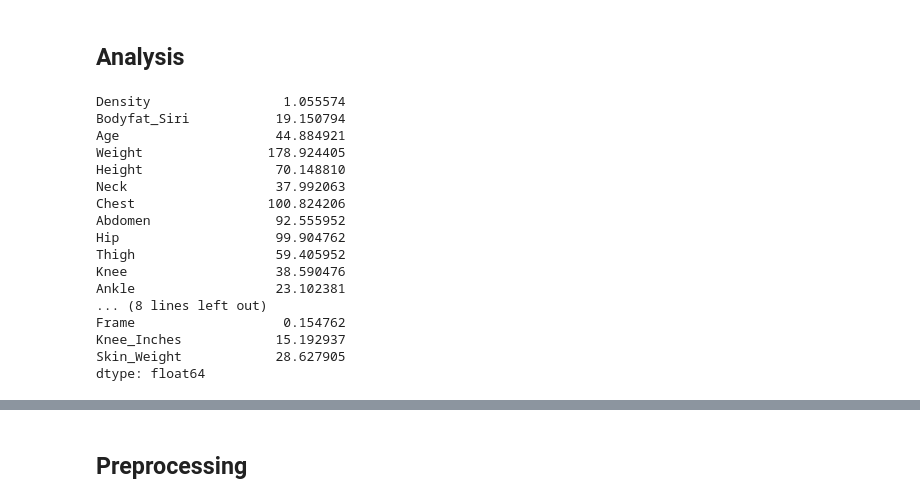
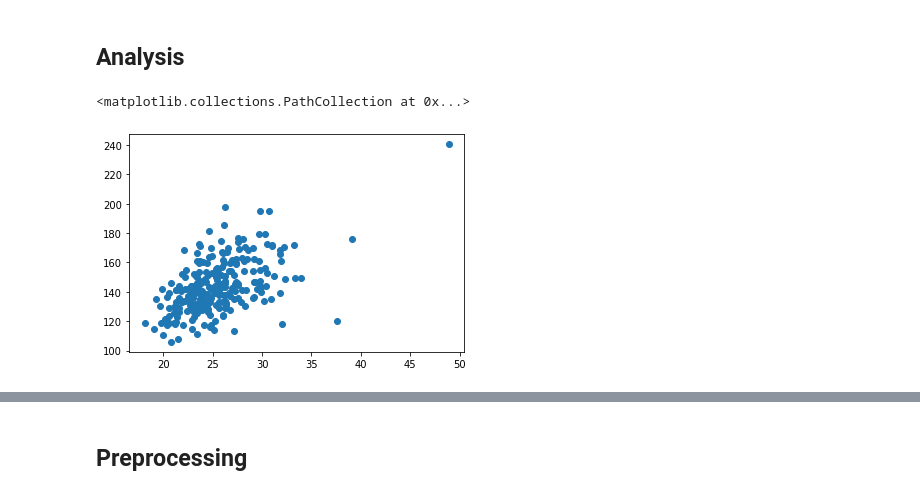
Before and after one commit to Thegreatesthumphrey/Prediction-Model-for-Total-Body-Fat-in-Adult-Men, a Jupyter notebook: Data Set Analysis.ipynb, the cells around one changed output, grey strips where cells are left out. Saved outputs shown, nothing was run; the diff lists cells and outputs as text; code cells hidden in the pictures.

```diff
--- a/Data Set Analysis.ipynb
+++ b/Data Set Analysis.ipynb
@@ -320 +256,9 @@ df
+# %%
+df['abs_height'] = round(df['Abdomen'] / df['Height'], 2)
+# %%
+df['thigh_hip'] = round(df['Thigh'] / df['Hip'], 2)
+# %%
+df['thigh_abs'] = round(df['Thigh'] / df['Abdomen'], 2)
+# %%
+df['chest_abs'] = round(df['Chest'] / df['Abdomen'], 2)
 # %%
@@ -324,22 +280,8 @@ df['Frame'].mean()
 # %% [markdown]
 ## Analysis
-# %%
-df.mean()
-# %% [output]
-Density                 1.055574
-Bodyfat_Siri           19.150794
-Age                    44.884921
-Weight                178.924405
-Height                 70.148810
-Neck                   37.992063
-Chest                 100.824206
-Abdomen                92.555952
-Hip                    99.904762
-Thigh                  59.405952
-Knee                   38.590476
-Ankle                  23.102381
-... (8 lines left out)
-Frame                   0.154762
-Knee_Inches            15.192937
-Skin_Weight            28.627905
-dtype: float64
+# %%
+# correlation of BMI to FFM
+plt.scatter(df['BMI'], df['FFM_Brozek'])
+# %% [output]
+<matplotlib.collections.PathCollection at 0x...>
+[figure, added]
```
Also changed, not shown: parts of 49 cells of this notebook.
